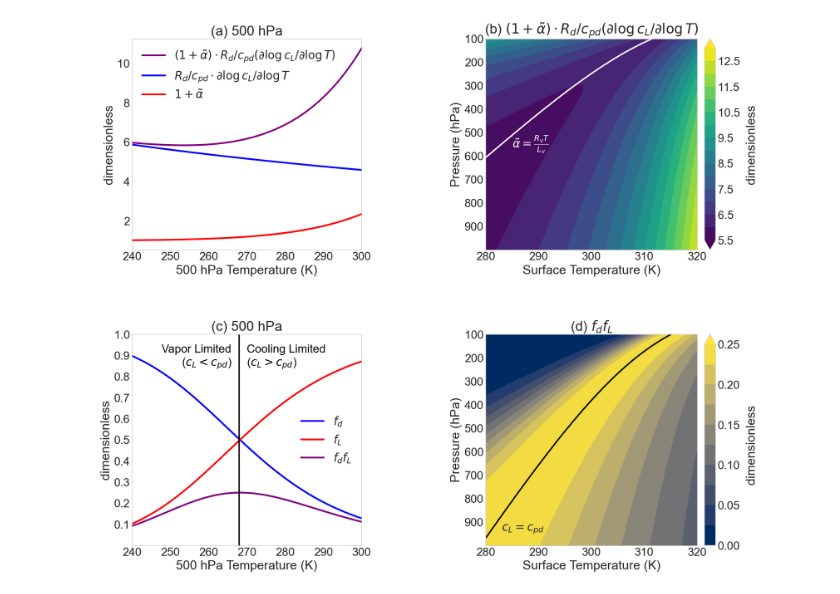
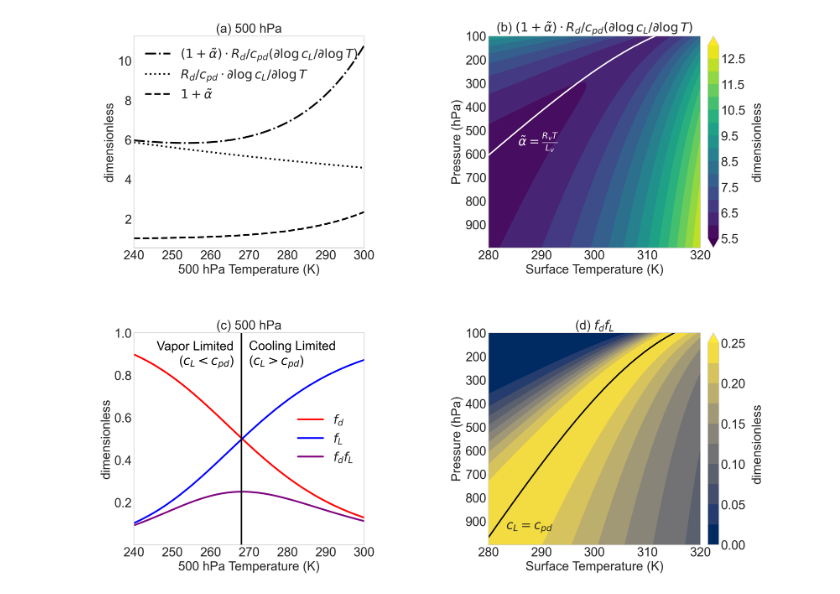
Before and after one commit to omiyawaki/miyawaki-2025-nonmonotonic-moist-adiabat, a Jupyter notebook: Figure_4.ipynb, the cells around one changed output. Saved outputs shown, nothing was run; the diff lists cells and outputs as text; code cells hidden in the pictures.

```diff
--- a/Figure_4.ipynb
+++ b/Figure_4.ipynb
@@ -260,18 +216,37 @@ Critical temperature (c_L = c_pd) at 500 hPa: 268.0 K
 # %%
-# ==============================================================================
-# --- 4. Plotting ---
-# ==============================================================================
+print("--- Generating Figure 4 ---")
+plt.style.use('seaborn-v0_8-whitegrid')
+base_fontsize = 22
+plt.rcParams.update({
+    'font.size': base_fontsize,
+    'axes.titlesize': base_fontsize,
+    'axes.labelsize': base_fontsize,
+    'xtick.labelsize': base_fontsize,
+    'ytick.labelsize': base_fontsize,
+    'legend.fontsize': base_fontsize,
+    'figure.titlesize': base_fontsize + 2
+})
+p_hpa = p_grid / 100.0
+T_plot = T_surf_values[plot_mask]
+Tmat, Pmat = np.meshgrid(T_plot, p_hpa)
 
-print("--- 4. Generating new Figure 4 ---")
-plt.style.use('seaborn-v0_8-whitegrid')
-plt.rcParams.update({
-    'font.size':22, 'axes.titlesize':24, 'axes.labelsize':22,
-    'xtick.labelsize':20, 'ytick.labelsize':20, 'legend.fontsize':20
-})
+# Panel (b) data: kappa * (1 + \tilde{\alpha}) * (dlog(c_L)/dlogT)
+vr_plot = vol_ratio[:, plot_mask]
+logT_deriv_plot = logT_deriv[:, plot_mask]
+product_ab_plot = kappa * vr_plot * logT_deriv_plot
 
+# Panel (d) data: f_d * f_L
+product_cd_plot = share_ker[:, plot_mask]
+
+# Overlay data for panel (d)
+cL_plot = cL_grid[:, plot_mask]
+
+# Data for new overlay in panel (b): \tilde{\alpha} - (R_v T / L_v)
+tilde_alpha_plot = tilde_alpha_grid[:, plot_mask]
+criterion_plot = criterion_grid[:, plot_mask]
+overlay_b_field = tilde_alpha_plot - criterion_plot
 fig = plt.figure(figsize=(18, 16))
-gs  = GridSpec(2, 2, hspace=0.4, wspace=0.5)
-
+gs = GridSpec(2, 2, hspace=0.4, wspace=0.5)
 axs = {
     'a': fig.add_subplot(gs[0,0]),
     'b': fig.add_subplot(gs[0,1]),
@@ -298,46 +273,41 @@ for ax_name in ['a', 'c']:
 # --- Panel (a): Line plot (Factors 1 & 2) ---
 ax = axs['a']
 # Plotting on a single y-axis
-ln1 = ax.plot(T_1D, term_a1, label=r'$1 + \tilde{\alpha}$', color='red', lw=3)
-ln2 = ax.plot(T_1D, term_a2_rescaled, label=r'$R_d/c_{pd} \cdot \partial \log c_L / \partial \log T$', color='blue', lw=3)
-ln3 = ax.plot(T_1D, f_prod_1D_a, label=r'$(1 + \tilde{\alpha}) \cdot R_d / c_{pd} (\partial \log c_L / \partial \log T)$', color='purple', lw=3, ls='-')
-
+ln1 = ax.plot(T_1D, term_a1, label='$1 + \\tilde{\\alpha}$', color='black', linestyle='--', lw=3)
+ln2 = ax.plot(T_1D, term_a2_rescaled, label='$R_d/c_{pd} \\cdot \\partial \\log c_L / \\partial \\log T$', color='black', linestyle=':', lw=3)
+ln3 = ax.plot(T_1D, f_prod_1D_a, label='$(1 + \\tilde{\\alpha}) \\cdot R_d / c_{pd} (\\partial \\log c_L / \\partial \\log T)$', color='black', lw=3, ls='-.')
 ax.set_title('(a) 500 hPa')
 ax.set_ylabel('dimensionless')
-
 lns = ln3 + ln2 + ln1
 labs = [l.get_label() for l in lns]
-ax.legend(lns, labs, loc='upper left', fontsize=20)
+ax.legend(lns, labs, loc='upper left')
 ax.grid(False)
 
 # --- Panel (b): Contour plot (Product of a, rescaled) ---
 ax = axs['b']
 lev_b = nice_levels(product_ab_plot, n=10)
 cf_b = ax.contourf(Tmat, Pmat, product_ab_plot, levels=lev_b, cmap='viridis', extend='both')
-ax.set_title(r'(b) $(1 + \tilde{\alpha}) \cdot R_d / c_{pd} (\partial \log c_L / \partial \log T)$')
-
+ax.set_title('(b) $(1 + \\tilde{\\alpha}) \\cdot R_d / c_{pd} (\\partial \\log c_L / \\partial \\log T)$')
 ax.contour(Tmat, Pmat, overlay_b_field, levels=[0], colors='white', linewidths=2.5, linestyles='-')
 ax.legend(handles=[
-    Line2D([0],[0], color='white', lw=2.5, ls='-',  label=r'$\quad\quad\tilde{\alpha} = \frac{R_v T}{L_v}$')
-], loc='center left', fontsize=20, handletextpad=-0.5, handlelength=0, labelcolor='white')
+    Line2D([0],[0], color='white', lw=2.5, ls='-', label='$\\quad\\quad\\tilde{\\alpha} = \\frac{R_v T}{L_v}$')
+], loc='center left', handletextpad=-0.5, handlelength=0, labelcolor='white')
 
 # --- Panel (c): Line plot (Factors 3 & 4) ---
 ax = axs['c']
-ax.plot(T_1D, f_d_1D, label=r'$f_d$', color='blue', lw=3)
-ax.plot(T_1D, f_L_1D, label=r'$f_L$', color='red', lw=3)
-ax.plot(T_1D, f_prod_1D_c, label=r'$f_d f_L$', color='purple', lw=3, ls='-')
+ax.plot(T_1D, f_d_1D, label='$f_d$', color='red', lw=3)
+ax.plot(T_1D, f_L_1D, label='$f_L$', color='blue', lw=3)
+ax.plot(T_1D, f_prod_1D_c, label='$f_d f_L$', color='purple', lw=3, ls='-')
 ax.axvline(T_crit_c, color='k', ls='-', lw=2.5)
-
 ax.text(T_crit_c - 2, 0.85, 'Vapor Limited\n($c_L < c_{pd}$)',
-        horizontalalignment='right', fontsize=20, color='black')
+        horizontalalignment='right', fontsize=base_fontsize, color='black')
 ax.text(T_crit_c + 2, 0.85, 'Cooling Limited\n($c_L > c_{pd}$)',
-        horizontalalignment='left', fontsize=20, color='black')
-
+        horizontalalignment='left', fontsize=base_fontsize, color='black')
 ax.set_title('(c) 500 hPa')
 ax.set_ylabel('dimensionless')
 ax.legend(loc='center right')
 ax.set_ylim(0, 1.0)
-ax.set_yticks(np.arange(0.1, 1.1, 0.1))
+ax.set_yticks(np.arange(0.2, 1.1, 0.2))
 ax.grid(False)
 
 # --- Panel (d): Contour plot (Product of c) ---
@@ -345,27 +315,25 @@ ax = axs['d']
 lev_d = np.linspace(0, 0.25, 11)
 cf_d = ax.contourf(Tmat, Pmat, product_cd_plot, levels=lev_d, cmap='cividis', extend='max')
 ax.contour(Tmat, Pmat, cL_plot, levels=[cpd], colors='black', linewidths=2.5, linestyles='-')
-ax.set_title(r'(d) $f_d f_L$')
-
+ax.set_title('(d) $f_d f_L$')
 ax.legend(handles=[
-    Line2D([0],[0], color='black', lw=2.5, ls='-',  label=r'$c_L = c_{pd}$')
+    Line2D([0],[0], color='black', lw=2.5, ls='-', label='$c_L = c_{pd}$')
 ], loc='lower left', handletextpad=0.5, handlelength=0)
 
 # --- Colorbars (aligned) ---
 plt.tight_layout()
 fig.canvas.draw()
 cbar_w, cbar_pad = 0.015, 0.01
-
 def add_cbar(ax, cf, label):
     pos = ax.get_position()
     cax = fig.add_axes([pos.x1 + cbar_pad, pos.y0, cbar_w, pos.height])
     cbar = fig.colorbar(cf, cax=cax, orientation='vertical')
     cbar.set_label(label, labelpad=10)
-
 add_cbar(axs['b'], cf_b, 'dimensionless')
 add_cbar(axs['d'], cf_d, 'dimensionless')
-
-plt.savefig("fig-4.png", dpi=600, bbox_inches='tight')
+fig4_filename = "fig-4.png"
+plt.savefig(fig4_filename, dpi=300, bbox_inches='tight')
 plt.show()
-print("Figure 4 saved as fig-4.png")
+print(f"Figure 4 saved as {fig4_filename}")
+print("\nScript finished.")
 # %% [output]
@@ -373,2 +341,2 @@ print("Figure 4 saved as fig-4.png")
-[figure, old version]
+[figure, new version]
 Figure 4 saved as fig-4.png
```
Also changed, not shown: parts of 2 cells of this notebook, 16 other files.
